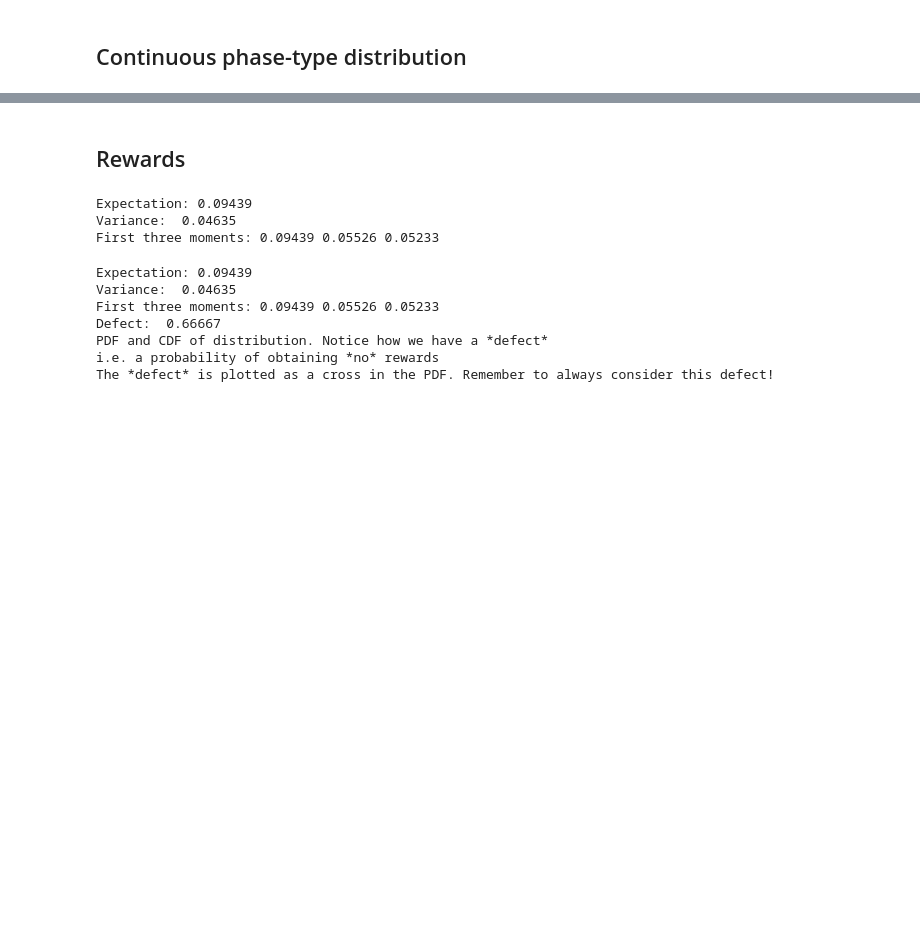
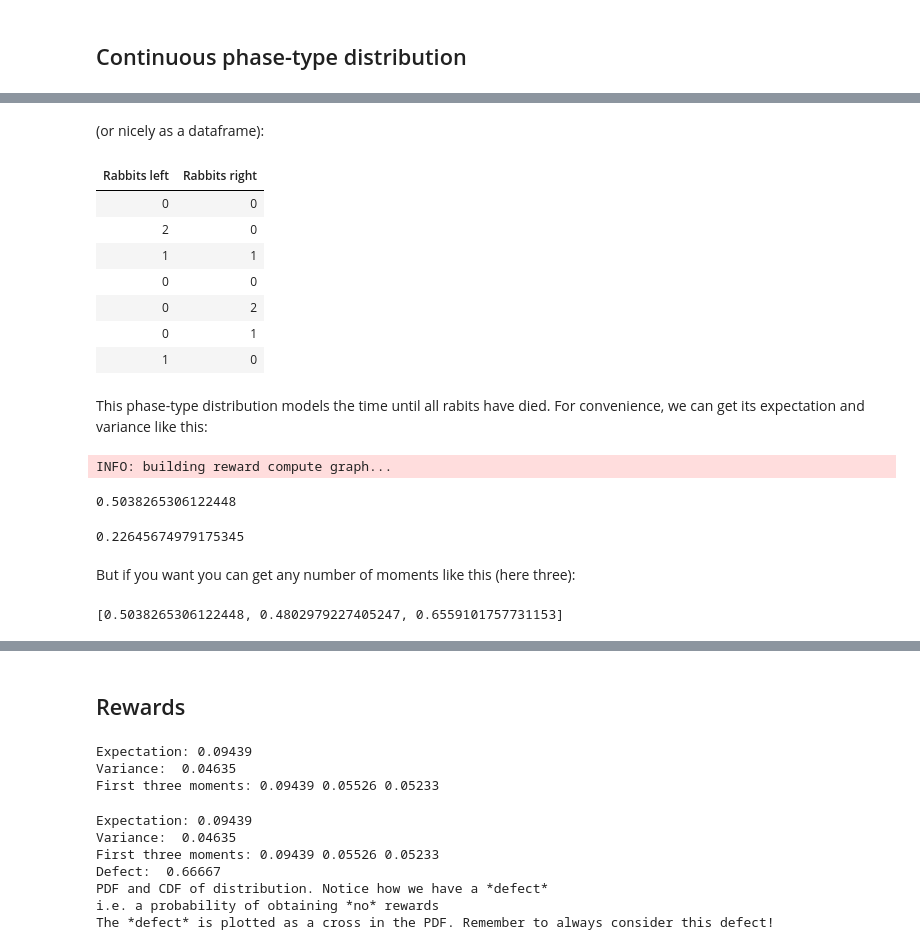
Before and after one commit to munch-group/PtDAlgorithms, a Jupyter notebook: examples/full_python_api_example.ipynb, the cells around one changed output, grey strips where cells are left out. Cells and saved outputs as stored; diff of their text form; code cells hidden in the pictures; blank space fills up the shorter version.

```diff
--- a/examples/full_python_api_example.ipynb
+++ b/examples/full_python_api_example.ipynb
@@ -237,0 +174,3 @@ PDF and CDF of distribution. Observe the long tails!
+# %%
+M = graph.states()
+M
@@ -237,0 +185,30 @@ PDF and CDF of distribution. Observe the long tails!
+# %% [markdown]
+(or nicely as a dataframe):
+# %%
+pd.DataFrame(M, columns=["Rabbits left", "Rabbits right"]).style.hide()
+# %% [output]
+| Rabbits left | Rabbits right |
+| 0 | 0 |
+| 2 | 0 |
+| 1 | 1 |
+| 0 | 0 |
+| 0 | 2 |
+| 0 | 1 |
+| 1 | 0 |
+# %% [markdown]
+This phase-type distribution models the time until all rabits have died. For convenience, we can get its expectation and variance like this:
+# %%
+graph.expectation()
+# %% [output]
+INFO: building reward compute graph...
+0.5038265306122448
+# %%
+graph.variance()
+# %% [output]
+0.22645674979175345
+# %% [markdown]
+But if you want you can get any number of moments like this (here three):
+# %%
+graph.moments(3)
+# %% [output]
+[0.5038265306122448, 0.4802979227405247, 0.6559101757731153]
```
Also changed, not shown: parts of 25 cells of this notebook, 2 other files.
